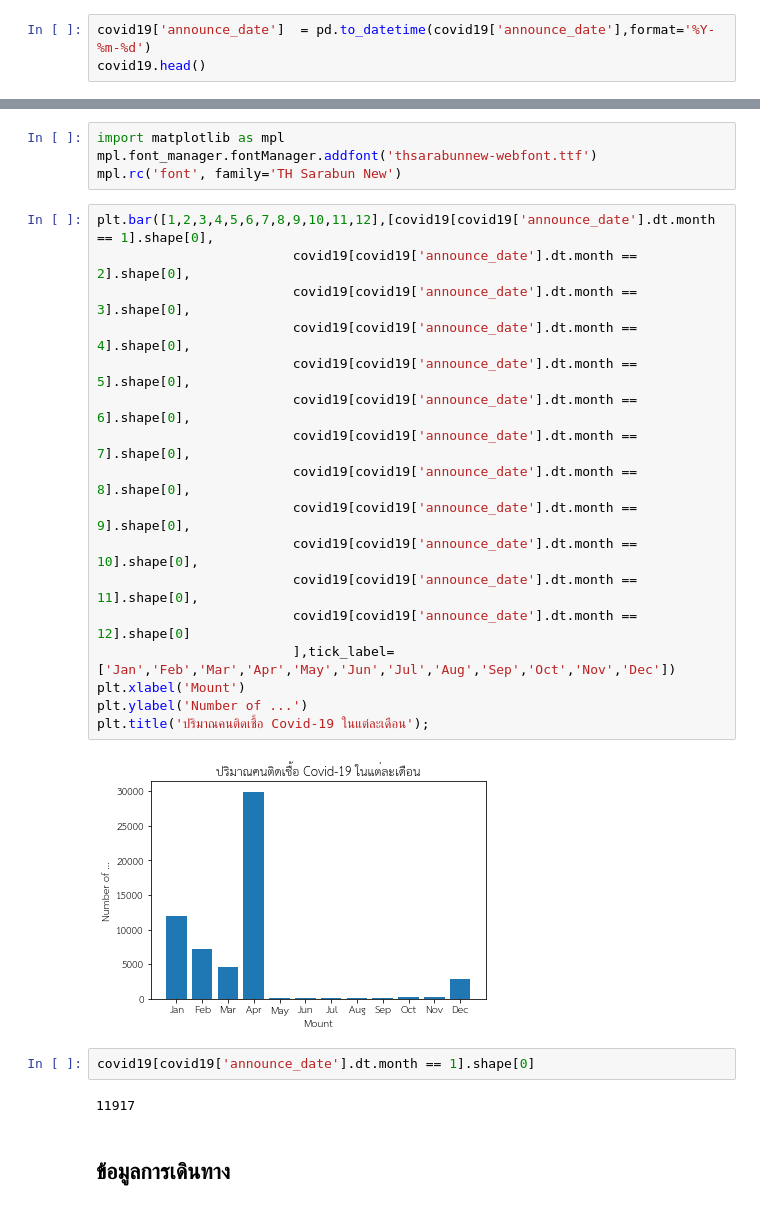
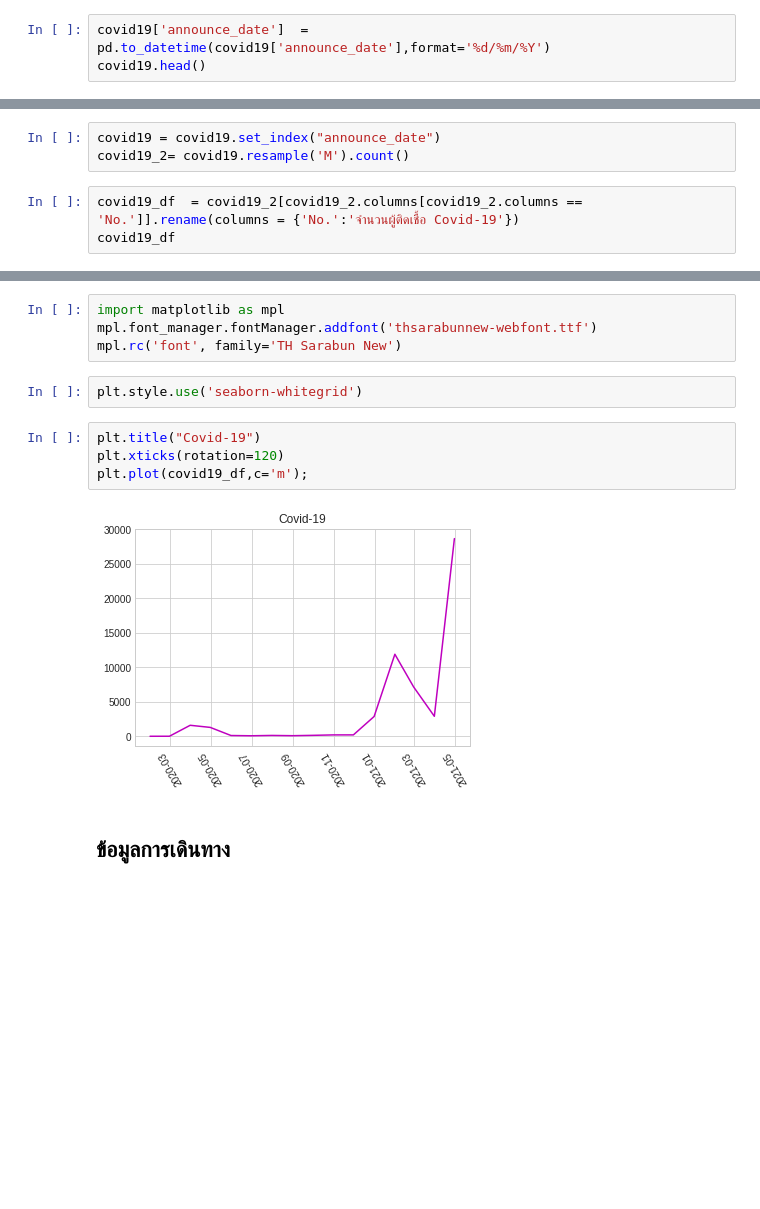
Before and after one commit to Suchirapon/KKU_data_mining, a Jupyter notebook: Vis_Final_Exam.ipynb, the cells around one changed output, grey strips where cells are left out. Saved outputs shown, nothing was run; the diff lists cells and outputs as text; blank space fills up the shorter version.

```diff
--- a/Vis_Final_Exam.ipynb
+++ b/Vis_Final_Exam.ipynb
@@ -90,7 +92,7 @@ province_of_onset         True
 district_of_onset         True
 dtype: bool
 # %%
-covid19['announce_date']  = pd.to_datetime(covid19['announce_date'],format='%Y-%m-%d')
+covid19['announce_date']  = pd.to_datetime(covid19['announce_date'],format='%d/%m/%Y')
 covid19.head()
 # %% [output]
 |  | No. | announce_date | Notified date | sex | age | Unit | nationality | province_of_isolation | ... |
@@ -101,0 +106,6 @@ covid19.head()
+# %%
+covid19 = covid19.set_index("announce_date")
+covid19_2= covid19.resample('M').count()
+# %%
+covid19_df  = covid19_2[covid19_2.columns[covid19_2.columns == 'No.']].rename(columns = {'No.':'จำนวนผู้ติดเชื้อ Covid-19'})
+covid19_df
@@ -114,29 +146,14 @@ matplotlib.__version__
 import matplotlib as mpl
 mpl.font_manager.fontManager.addfont('thsarabunnew-webfont.ttf')
 mpl.rc('font', family='TH Sarabun New')
-# %%
-plt.bar([1,2,3,4,5,6,7,8,9,10,11,12],[covid19[covid19['announce_date'].dt.month == 1].shape[0],
-                         covid19[covid19['announce_date'].dt.month == 2].shape[0],
-                         covid19[covid19['announce_date'].dt.month == 3].shape[0],
-                         covid19[covid19['announce_date'].dt.month == 4].shape[0],
-                         covid19[covid19['announce_date'].dt.month == 5].shape[0],
-                         covid19[covid19['announce_date'].dt.month == 6].shape[0],
-                         covid19[covid19['announce_date'].dt.month == 7].shape[0],
-                         covid19[covid19['announce_date'].dt.month == 8].shape[0],
-                         covid19[covid19['announce_date'].dt.month == 9].shape[0],
-                         covid19[covid19['announce_date'].dt.month == 10].shape[0],
-                         covid19[covid19['announce_date'].dt.month == 11].shape[0],
-                         covid19[covid19['announce_date'].dt.month == 12].shape[0]
-                         ],tick_label=['Jan','Feb','Mar','Apr','May','Jun','Jul','Aug','Sep','Oct','Nov','Dec'])
-plt.xlabel('Mount')
-plt.ylabel('Number of ...')
-plt.title('ปริมาณคนติดเชื้อ Covid-19 ในแต่ละเดือน');
-# %% [output]
-[figure, removed]
-# %%
-covid19[covid19['announce_date'].dt.month == 1].shape[0]
-# %% [output]
-11917
+# %%
+plt.style.use('seaborn-whitegrid')
+# %%
+plt.title("Covid-19")
+plt.xticks(rotation=120)
+plt.plot(covid19_df,c='m');
+# %% [output]
+[figure, added]
 # %% [markdown]
 ## ข้อมูลการเดินทาง
 # %%
```
Also changed, not shown: parts of 13 cells of this notebook.
